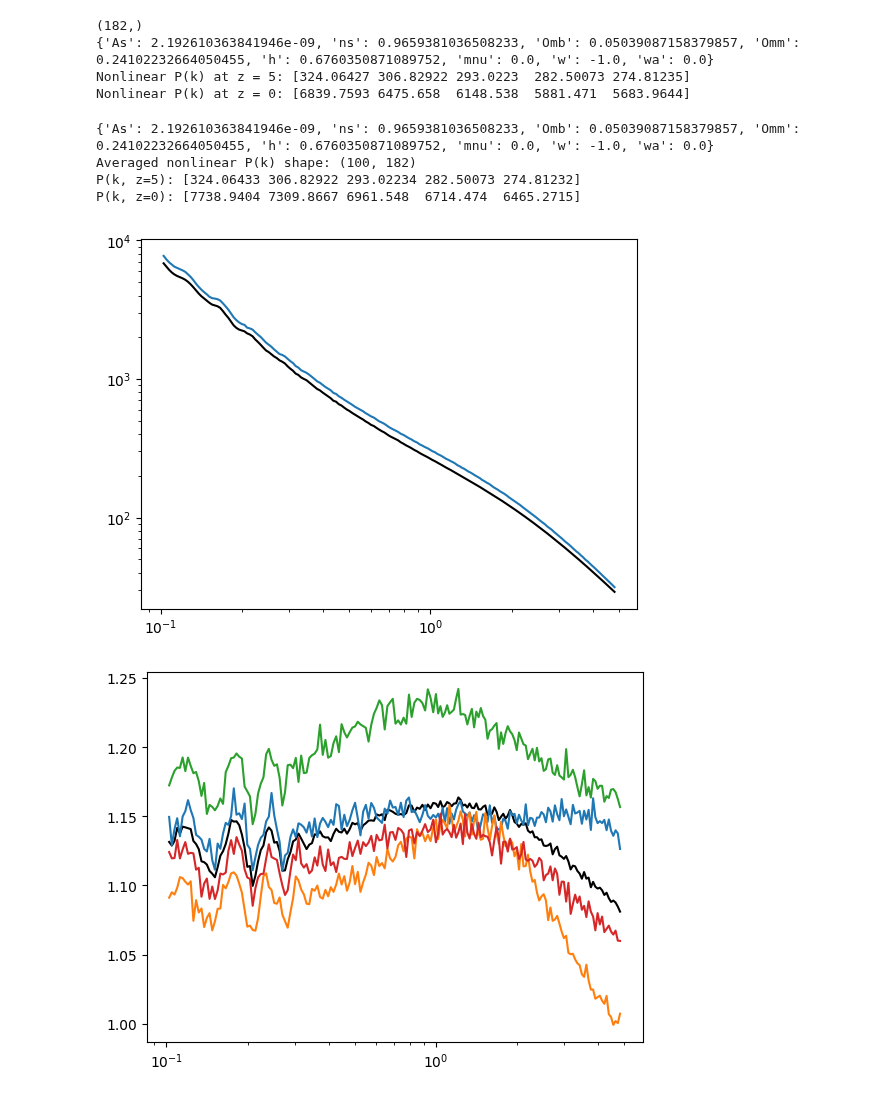
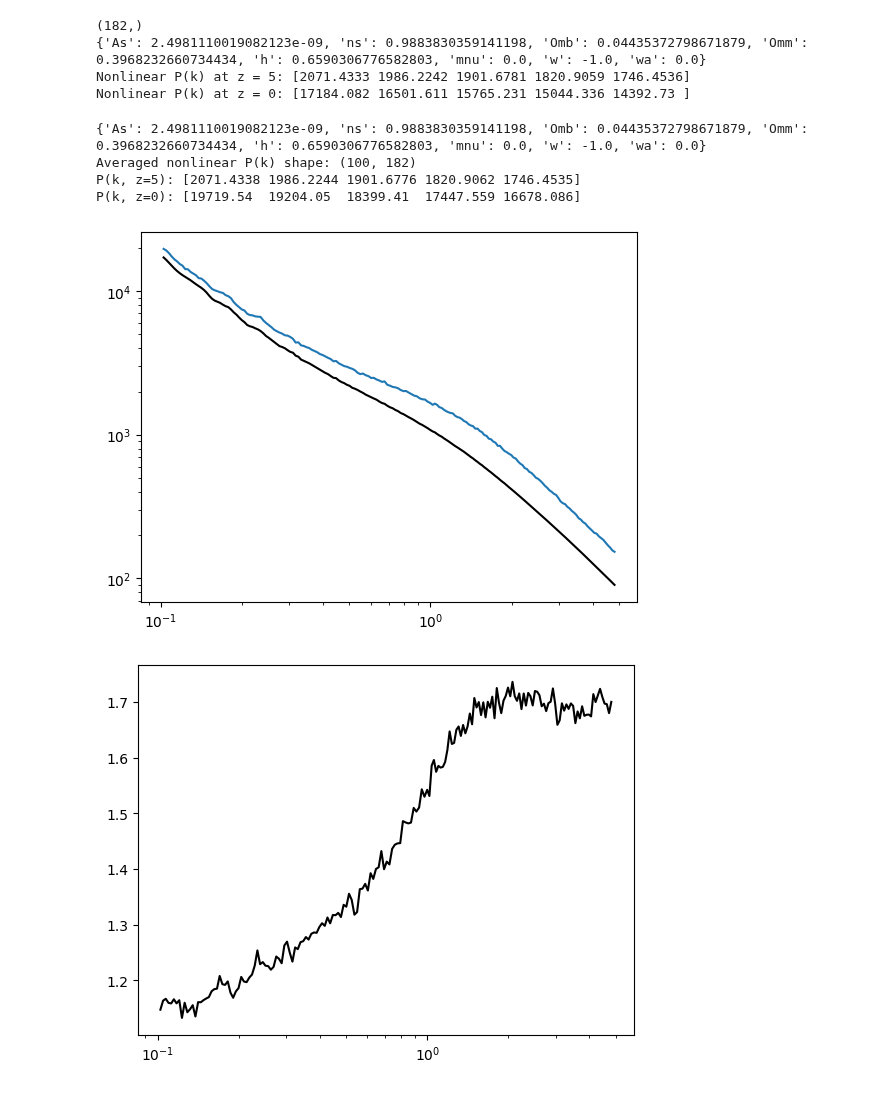
Before and after one commit to pltaylor16/odd_emu, a Jupyter notebook: new_approach/new.ipynb, the cells around one changed output. Cells and saved outputs as stored; diff of their text form; code cells hidden in the pictures.

Commit message:
try without the boost

```diff
--- a/new_approach/new.ipynb
+++ b/new_approach/new.ipynb
@@ -8,13 +8,15 @@ emulator = CosmoPowerJAX(probe="mpk_lin")
 
 # --- Load k-grid ---
 k_full = emulator.modes.astype(np.float32)
-k_idx = np.where((k_full > 1e-1) & (k_full < 4.9))[0]
+k_idx = np.where((k_full > 1e-2) & (k_full < 4.9))[0]
 k = k_full[k_idx]
 print (np.shape(k_idx))
 
 
 # --- Random cosmology ---
-rng = np.random.default_rng(seed=52)
+rng = np.random.default_rng(seed=82)
+
+
 As = rng.uniform(1.7e-9, 2.5e-9)
 ns = rng.uniform(0.92, 1.00)
 Omb = rng.uniform(0.04, 0.06)
@@ -42,12 +44,11 @@ def get_nonlinear_pk(z):
     inp = np.array([omega_b, omega_cdm, h, ns, ln_10_A_s, z], dtype=np.float32)
     pk_lin = emulator.predict(inp)[k_idx]
     _, boost = ee2.get_boost(cosmo_dict, np.array([z]), k)
-    pk_nl = pk_lin * boost[0]
+    pk_nl = pk_lin #* boost[0]
     return pk_nl
 
 # --- Compute nonlinear P(k) ---
 pk_nl_z5 = get_nonlinear_pk(5.0)
-pk_nl_z45 = get_nonlinear_pk(4.5)
 pk_nl_z0 = get_nonlinear_pk(0.0)
 
 # --- Print example values ---
@@ -55,9 +56,9 @@ print("Nonlinear P(k) at z = 5:", pk_nl_z5[:5])
 print("Nonlinear P(k) at z = 0:", pk_nl_z0[:5])
 # %% [output]
 (182,)
-{'As': 2.192610363841946e-09, 'ns': 0.9659381036508233, 'Omb': 0.05039087158379857, 'Omm': 0.24102232664050455, 'h': 0.6760350871089752, 'mnu': 0.0, 'w': -1.0, 'wa': 0.0}
-Nonlinear P(k) at z = 5: [324.06427 306.82922 293.0223  282.50073 274.81235]
-Nonlinear P(k) at z = 0: [6839.7593 6475.658  6148.538  5881.471  5683.9644]
+{'As': 2.4981110019082123e-09, 'ns': 0.9883830359141198, 'Omb': 0.04435372798671879, 'Omm': 0.3968232660734434, 'h': 0.6590306776582803, 'mnu': 0.0, 'w': -1.0, 'wa': 0.0}
+Nonlinear P(k) at z = 5: [2071.4333 1986.2242 1901.6781 1820.9059 1746.4536]
+Nonlinear P(k) at z = 0: [17184.082 16501.611 15765.231 15044.336 14392.73 ]
 # %%
 import jax
 import jax.numpy as jnp
@@ -71,12 +72,12 @@ import euclidemu2 as ee2
 # --- Load k and emulator ---
 emulator = CosmoPowerJAX(probe="mpk_lin")
 k_full = emulator.modes.astype(np.float32)
-k_idx = np.where((k_full > 1e-1) & (k_full < 4.9))[0]
+k_idx = np.where((k_full > 1e-2) & (k_full < 4.9))[0]
 k = k_full[k_idx]
 k_shp = np.shape(k_idx)[0]
 
 # --- Random cosmology ---
-rng = np.random.default_rng(52)
+rng = np.random.default_rng(82)
 As = rng.uniform(1.7e-9, 2.5e-9)
 ns = rng.uniform(0.92, 1.00)
 Omb = rng.uniform(0.04, 0.06)
@@ -94,7 +95,7 @@ def get_nl_logpk(z):
     inp = np.array([omega_b, omega_cdm, h, ns, ln_10_A_s, z], dtype=np.float32)
     pk_lin = emulator.predict(inp)[k_idx]
     _, boost = ee2.get_boost(cosmo_dict, np.array([z]), k)
-    pk_nl = pk_lin * boost[0]
+    pk_nl = pk_lin #* boost[0]
     return jnp.log(pk_nl.astype(jnp.float32))
 
 # --- Background quantities ---
@@ -111,7 +112,7 @@ def rho_m_func(z):
     return Omm * rho_crit
 
 # --- Load normalization ---
-data_dir = "/srv/scratch3/taylor.4264/odd_emu/production_run_logpk/merged_master/"
+data_dir = "/srv/scratch3/taylor.4264/odd_emu/production_run_logpk/merged/"
 Hz_all = np.load(os.path.join(data_dir, "Hz.npy"))
 rho_m_all = np.load(os.path.join(data_dir, "rho_m.npy"))
 
@@ -183,10 +184,10 @@ print(f"Averaged nonlinear P(k) shape: {pk_mean.shape}")
 print(f"P(k, z=5): {pk_mean[0, :5]}")
 print(f"P(k, z=0): {pk_mean[-1, :5]}")
 # %% [output]
-{'As': 2.192610363841946e-09, 'ns': 0.9659381036508233, 'Omb': 0.05039087158379857, 'Omm': 0.24102232664050455, 'h': 0.6760350871089752, 'mnu': 0.0, 'w': -1.0, 'wa': 0.0}
+{'As': 2.4981110019082123e-09, 'ns': 0.9883830359141198, 'Omb': 0.04435372798671879, 'Omm': 0.3968232660734434, 'h': 0.6590306776582803, 'mnu': 0.0, 'w': -1.0, 'wa': 0.0}
 Averaged nonlinear P(k) shape: (100, 182)
-P(k, z=5): [324.06433 306.82922 293.02234 282.50073 274.81232]
-P(k, z=0): [7738.9404 7309.8667 6961.548  6714.474  6465.2715]
+P(k, z=5): [2071.4338 1986.2244 1901.6776 1820.9062 1746.4535]
+P(k, z=0): [19719.54  19204.05  18399.41  17447.559 16678.086]
 # %%
 from matplotlib import pyplot as plt
 plt.plot(k,pk_mean[-1])
@@ -194,13 +195,13 @@ plt.plot(k,pk_nl_z0, color = 'k')
 plt.xscale('log')
 plt.yscale('log')
 # %% [output]
-[figure, old version]
+[figure, new version]
 # %%
 plt.plot(k,pk_mean[-1]/ pk_nl_z0, color = 'k')
-plt.plot(k,all_pk[0][-1]/ pk_nl_z0)
-plt.plot(k,all_pk[1][-1]/ pk_nl_z0)
-plt.plot(k,all_pk[3][-1]/ pk_nl_z0)
-plt.plot(k,all_pk[5][-1]/ pk_nl_z0)
+#plt.plot(k,all_pk[0][-1]/ pk_nl_z0)
+#plt.plot(k,all_pk[1][-1]/ pk_nl_z0)
+#plt.plot(k,all_pk[3][-1]/ pk_nl_z0)
+#plt.plot(k,all_pk[5][-1]/ pk_nl_z0)
 plt.xscale('log')
 # %% [output]
-[figure, old version]
+[figure, new version]
```
Also changed, not shown: 2 other files.
